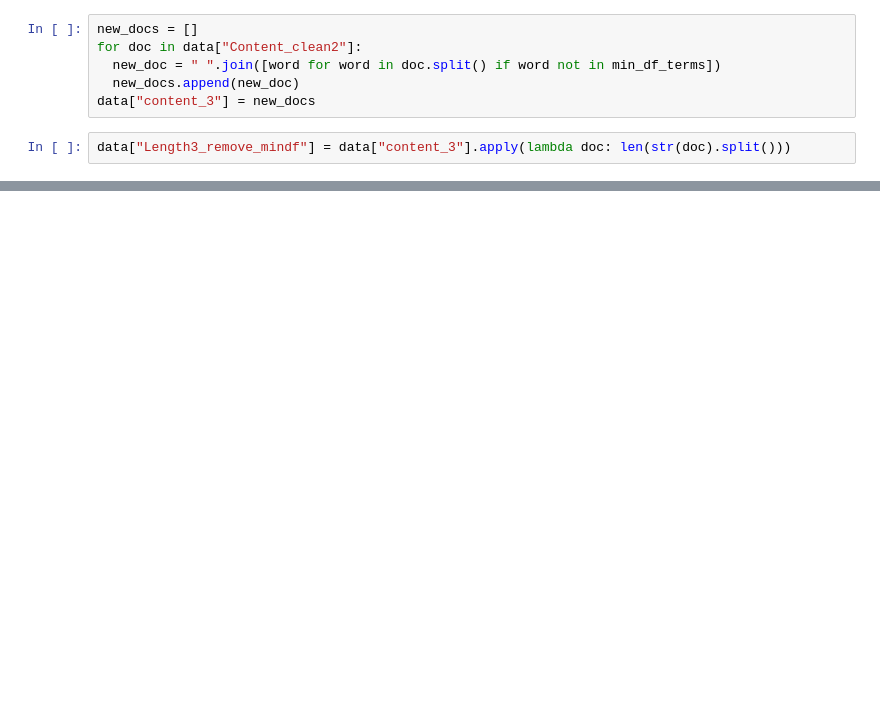
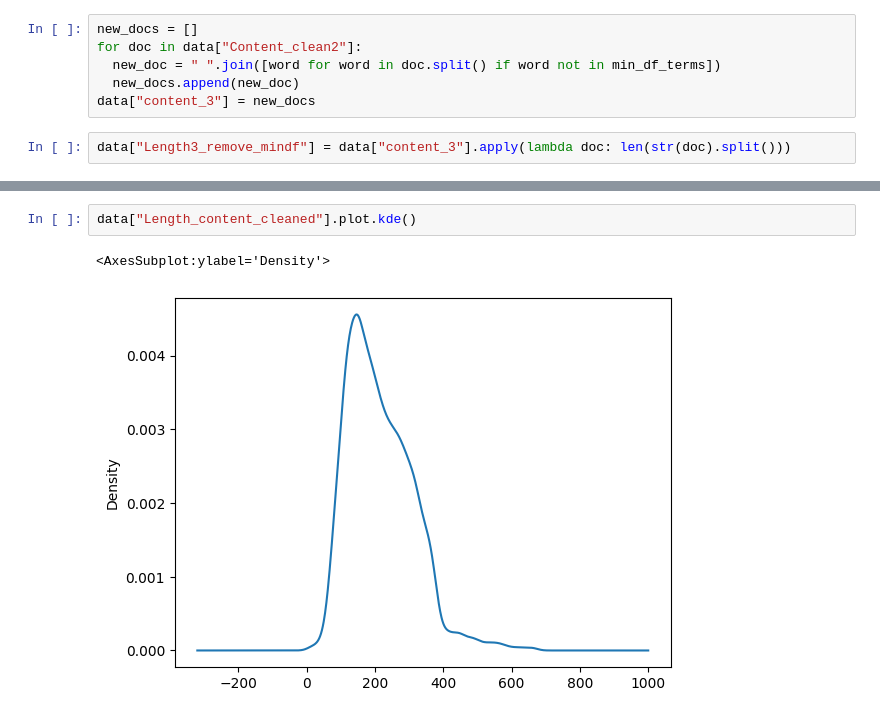
Before and after one commit to duytrandev/DATN, a Jupyter notebook: Visualization/visualize.ipynb, the cells around one changed output, grey strips where cells are left out. Saved outputs shown, nothing was run; the diff lists cells and outputs as text; blank space fills up the shorter version.

```diff
--- a/Visualization/visualize.ipynb
+++ b/Visualization/visualize.ipynb
@@ -150 +125,6 @@ data["Length3_remove_mindf"] = data["content_3"].apply(lambda doc: len(str(doc).
+# %%
+data["Length_content_cleaned"].plot.kde()
+# %% [output]
+<AxesSubplot:ylabel='Density'>
+[figure, added]
 # %%
```
Also changed, not shown: parts of 25 cells of this notebook, 10 other files.
